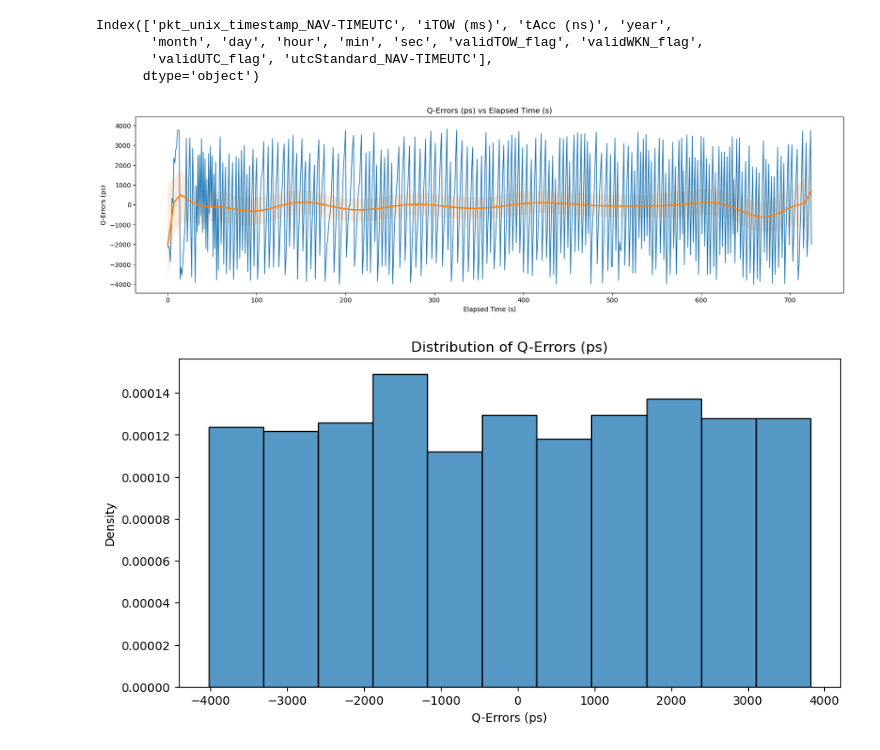
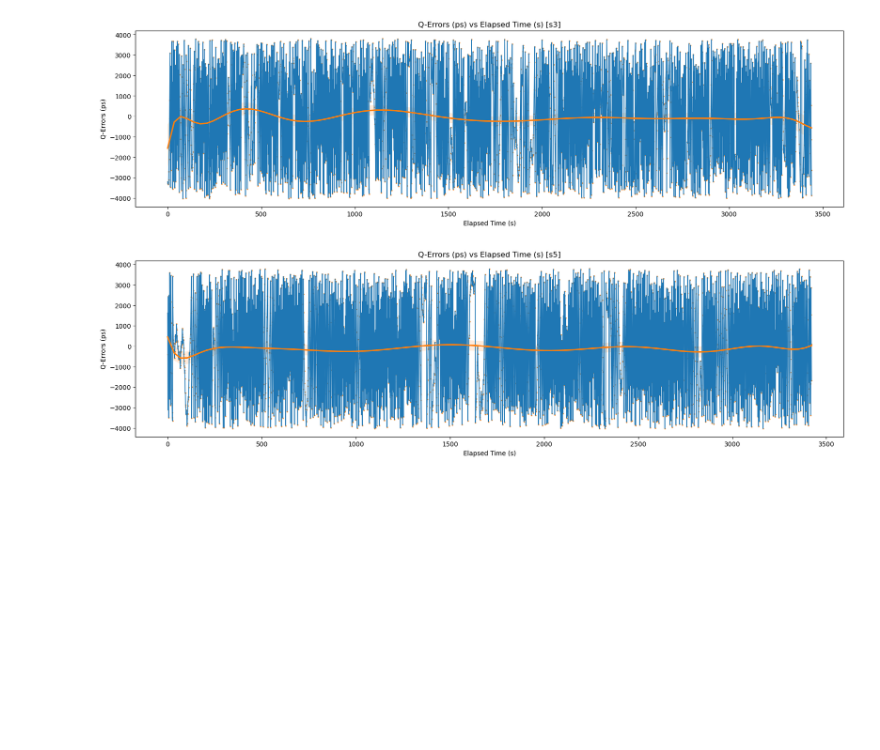
Before and after one commit to panoseti/gnss-pdft, a Jupyter notebook: qerr/plot_qerr_data.ipynb, the cells around one changed output. Cells and saved outputs as stored; diff of their text form; code cells hidden in the pictures; blank space fills up the shorter version.

Commit message:
Add code to read scope data and align the data.

```diff
--- a/qerr/plot_qerr_data.ipynb
+++ b/qerr/plot_qerr_data.ipynb
@@ -27,18 +10,54 @@ tim_df
-# %%
-nav_df.columns
-# %% [output]
-Index(['pkt_unix_timestamp_NAV-TIMEUTC', 'iTOW (ms)', 'tAcc (ns)', 'year',
-       'month', 'day', 'hour', 'min', 'sec', 'validTOW_flag', 'validWKN_flag',
-       'validUTC_flag', 'utcStandard_NAV-TIMEUTC'],
-      dtype='object')
 # %%
-def qerr_vs_time(df):
+# Get a list of files in a directory
+def getFiles(dirName):
+    # os.chdir()
+    allFiles = np.asarray(glob.glob(f"{dirName}/*.txt"))
+    # Sort files - Note that this will not work if you have a different enumeration setup (e.g. you don't have an underscore)
+    allFiles = sorted(allFiles, key = lambda x: float(x[x.rindex('_') + 1:x.index('.')]))
+    return allFiles[:]
+
+# Read data from data files
+def getData(aFile):
+    times = []
+    deltas = []
+    with open(aFile, 'r') as f:
+        f.readline()
+        for aLine in f:
+            holder = aLine.split('\t')
+            aDate = datetime.datetime.strptime(holder[0], '%m/%d/%Y %H:%M:%S.%f:')
+            if float(holder[1].strip()) < 1e5:
+                times.append(aDate)
+                deltas.append(float(holder[1].strip()))
+    return times, deltas
+
+def scope_to_df(dataDir):
+    allFiles = getFiles(dataDir)
+
+    allTimes = []
+    allDeltas = []
+
+    # Get a list of files
+    for aFile in allFiles:
+        holderTimes, holderDeltas = getData(aFile)
+        allTimes = np.concatenate((allTimes, holderTimes))
+        allDeltas = np.concatenate((allDeltas, holderDeltas))
+
+    df = pd.DataFrame(
+        {
+            'unix_timestamp': allTimes,
+            'delta': allDeltas
+        }
+    )
+    return df
+
+
+def qerr_vs_time(df, scope_name):
+    df['seconds elapsed'] = (df['towMS (ms)'] - df['towMS (ms)'].min()) / 10**3
     f, ax = plt.subplots(1, 1, figsize=(20, 5))
-    df['seconds elapsed'] = (df['towMS (ms)'] - df['towMS (ms)'].min()) / 10**3
     sns.lineplot(df, x='seconds elapsed', y='qErr (ps)', linewidth=1.2, ax=ax)
-    sns.regplot(df, x='seconds elapsed', y='qErr (ps)', scatter=False, ax=ax, order=17)
+    sns.regplot(df, x='seconds elapsed', y='qErr (ps)', scatter=True, ax=ax, order=15, scatter_kws={'s':2})
 
-    ax.set_title('Q-Errors (ps) vs Elapsed Time (s)');
+    ax.set_title(f'Q-Errors (ps) vs Elapsed Time (s) [{scope_name}]');
     ax.set_xlabel('Elapsed Time (s)')
     ax.set_ylabel('Q-Errors (ps)')
 
@@ -47,8 +66,15 @@ def qerr_hist(df):
     sns.histplot(df, x='qErr (ps)', stat='density', ax=ax)
     ax.set_title('Distribution of Q-Errors (ps)')
     ax.set_xlabel('Q-Errors (ps)');
-qerr_vs_time(qerr_df)
-qerr_hist(qerr_df)
+
+def load_merged_df(merged_fpath):
+    df = load_data(merged_fpath)
+    df['unix_timestamp'] = df['pkt_unix_timestamp_TIM-TP'].astype('datetime64[ns]')
+    df['qErr (ns)'] = df['qErr (ps)'] * 1e-3
+    return df
-# %% [output]
-[figure, removed]
-[figure, removed]
+# %%
+fpath_s3 = '/Users/nico/panoseti/gnss-pdft/qerr/data/start_2024-06-28T13:32:07.396892.device_ttyS3/data-type_MERGED.start_2024-06-28T13:32:07.396892'
+fpath_s5 = '/Users/nico/panoseti/gnss-pdft/qerr/data/start_2024-06-28T13:32:32.459060.device_ttyS5/data-type_MERGED.start_2024-06-28T13:32:32.459060'
+
+s3 = load_merged_df(fpath_s3)
+s5 = load_merged_df(fpath_s5)
@@ -54,0 +83,5 @@ qerr_hist(qerr_df)
+# %%
+qerr_vs_time(s3, 's3'),qerr_vs_time(s5, 's5');
+# %% [output]
+[figure, added]
+[figure, added]
```
Also changed, not shown: parts of 10 cells of this notebook, 1 other file.
